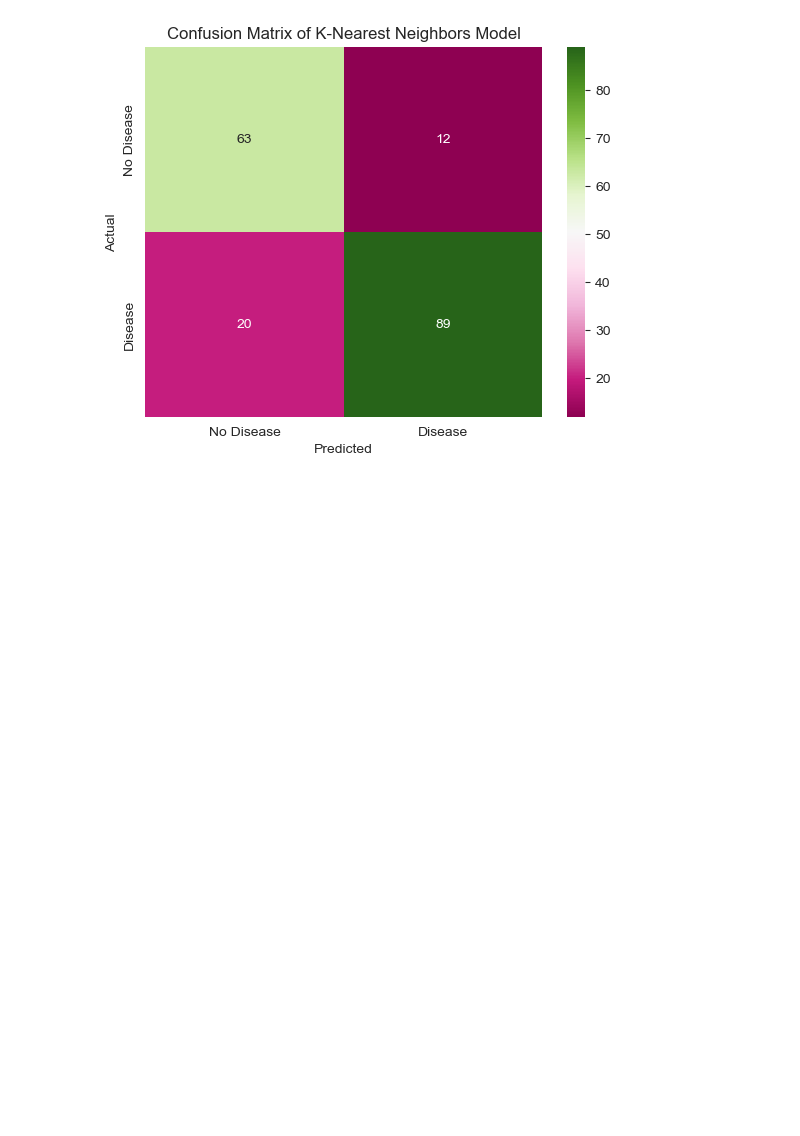
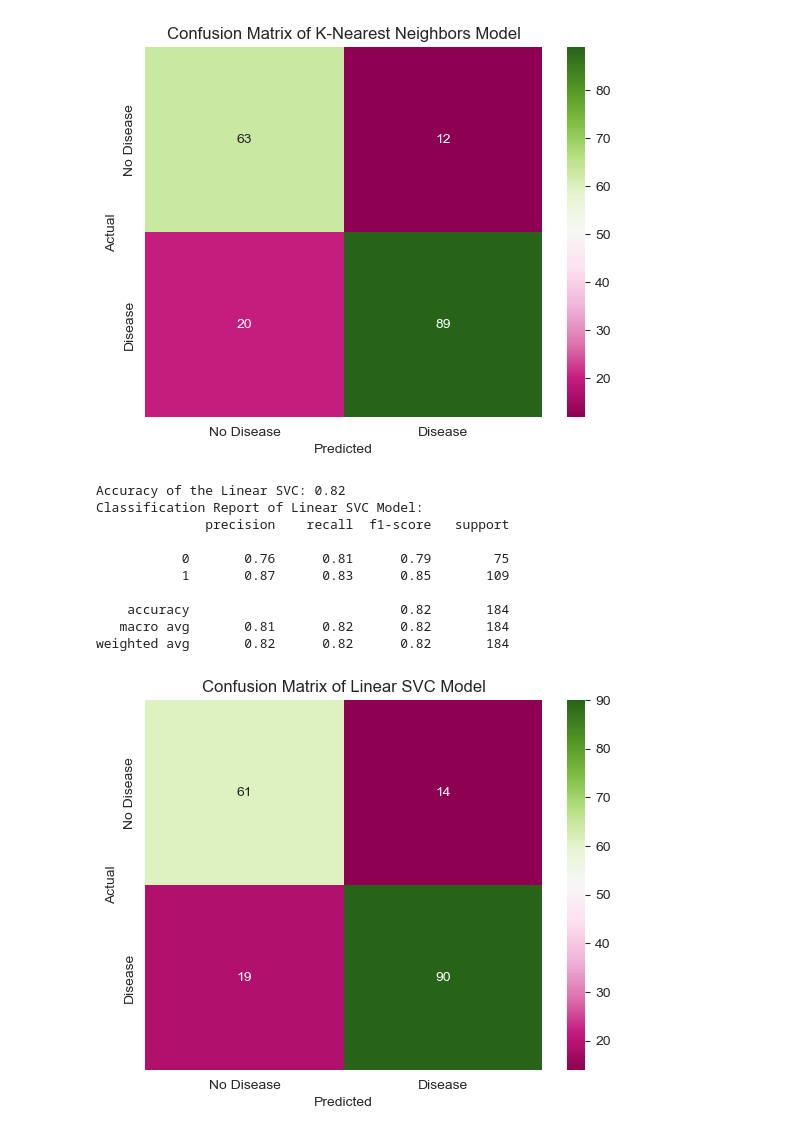
Before and after one commit to imelinc/heart-disease-project, a Jupyter notebook: heart-disease-project.ipynb, the cells around one changed output. Drawn from its saved outputs; the diff is of its cells as text; code cells hidden in the pictures; blank space fills up the shorter version.

Commit message:
tried multiple models

```diff
--- a/heart-disease-project.ipynb
+++ b/heart-disease-project.ipynb
@@ -661,3 +661,39 @@ Classification Report of K-Nearest Neighbors Model:
    macro avg       0.82      0.83      0.82       184
 weighted avg       0.83      0.83      0.83       184
 [figure]
+# %%
+# Lets try now a Linear SVC model
+from sklearn.svm import LinearSVC
+
+# Creating the pipeline for Linear SVC
+svc_model = Pipeline(steps=[
+    ('preprocessor', preprocessor),
+    ('classifier', LinearSVC(random_state=42, max_iter=10000))
+])
+
+svc_model.fit(X_train, y_train)
+
+y_preds_svc = svc_model.predict(X_test)
+accuracy_svc = accuracy_score(y_test, y_preds_svc)
+print(f"Accuracy of the Linear SVC: {accuracy_svc:.2f}")
+# Let's see the classification report
+print("Classification Report of Linear SVC Model:")
+print(classification_report(y_test, y_preds_svc))
+# and lastly, let's take a look at the confusion matrix
+cm_svc = confusion_matrix(y_test, y_preds_svc)
+sns.heatmap(cm_svc, annot=True, cmap='PiYG', xticklabels=['No Disease', 'Disease'], yticklabels=['No Disease', 'Disease'])
+plt.title("Confusion Matrix of Linear SVC Model")
+plt.xlabel("Predicted")
+plt.ylabel("Actual");
+# %% [output]
+Accuracy of the Linear SVC: 0.82
+Classification Report of Linear SVC Model:
+              precision    recall  f1-score   support
+
+           0       0.76      0.81      0.79        75
+           1       0.87      0.83      0.85       109
+
+    accuracy                           0.82       184
+   macro avg       0.81      0.82      0.82       184
+weighted avg       0.82      0.82      0.82       184
+[figure, added]
```
Also changed, not shown: parts of 3 cells of this notebook.
